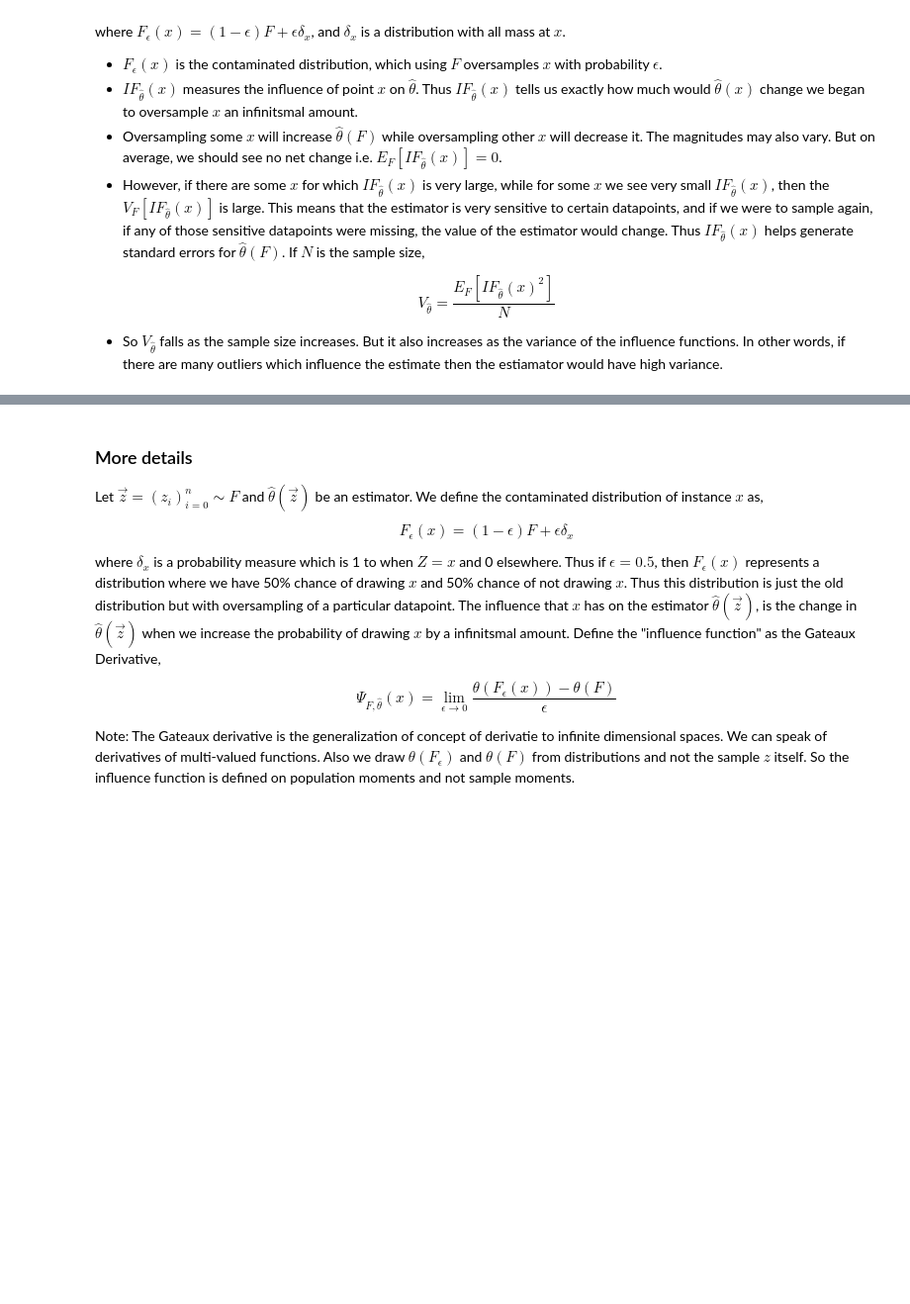
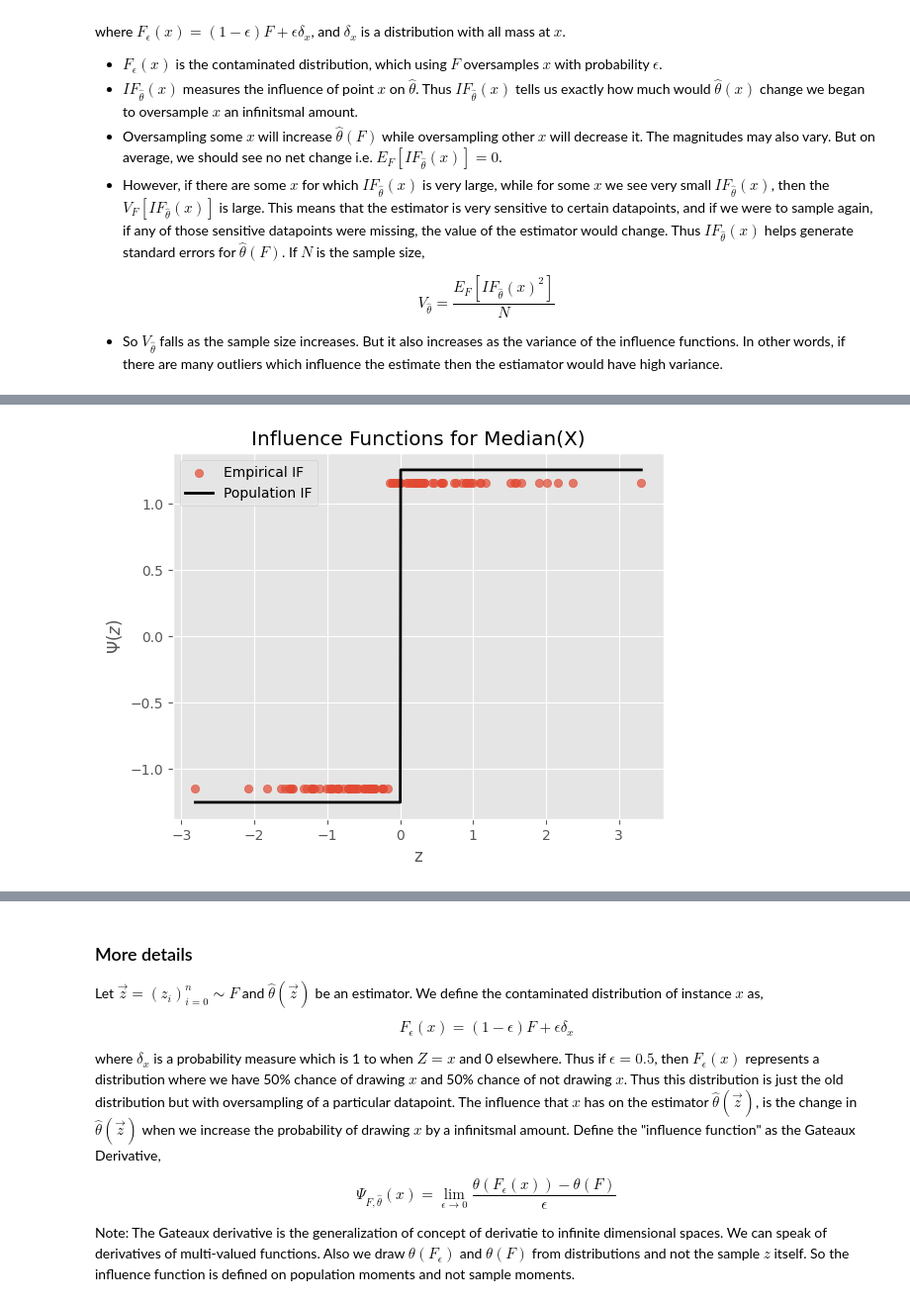
Before and after one commit to rawatpranjal/causal-inference, a Jupyter notebook: deep_learning/06_influence_functions.ipynb, the cells around one changed output, grey strips where cells are left out. Shown at 99% size. Saved outputs shown, nothing was run; the diff lists cells and outputs as text; code cells hidden in the pictures; blank space fills up the shorter version.

```diff
--- a/deep_learning/06_influence_functions.ipynb
+++ b/deep_learning/06_influence_functions.ipynb
@@ -87,0 +151,27 @@ $$V_{\hat{\theta}} = \frac{E_F[IF_{\hat{\theta}}(x)^2]}{N}$$
+# %%
+def influence_median(x):
+    density_at_median = norm(mu, var).pdf(median) # Normal distribution with mean 0 and std dev 1
+    if x <= median:
+        return (0.5 - 1) / density_at_median
+    else:
+        return 0.5 / density_at_median
+
+# Data
+mu = 0
+var = 1
+median = 0
+X = np.random.normal(mu, np.sqrt(var), 100)
+
+# Plot
+influence_est, theta_est, theta_se, mae_in_theta_est, mae_in_influence = jacknife(X, np.median)
+plt.scatter(X, influence_est, label='Empirical IF', alpha=0.7)
+axis_x = np.linspace(min(X), max(X), 1000)
+influence_true = [influence_median(x) for x in axis_x]
+plt.plot(axis_x, influence_true, label='Population IF', color='black', linewidth=2)
+plt.xlabel('z')
+plt.ylabel('$\Psi(z)$')
+plt.title('Influence Functions for Median(X)')
+plt.legend()
+plt.show()
+# %% [output]
+[figure, added]
```
Also changed, not shown: parts of 4 cells of this notebook, 6 other files.
